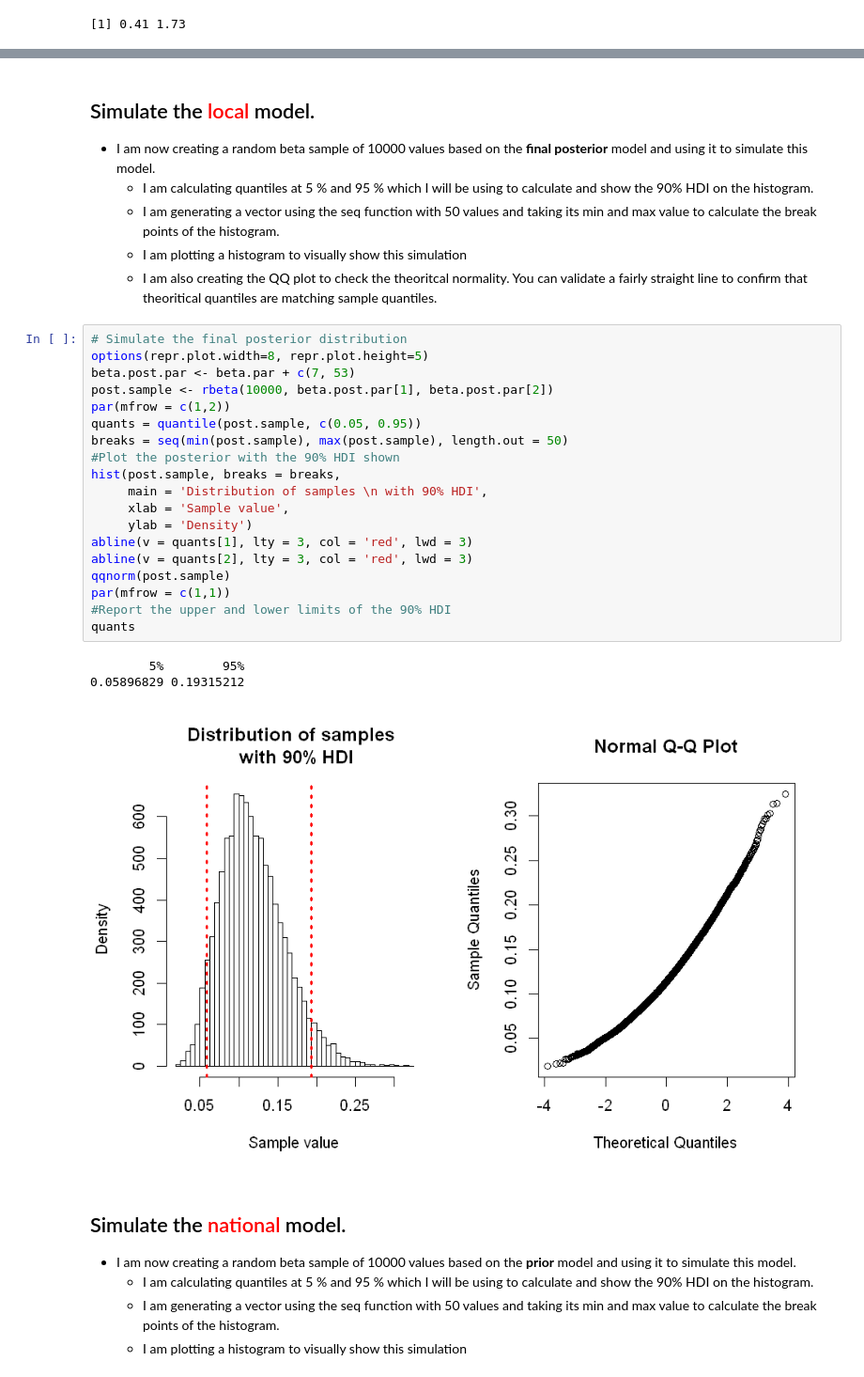
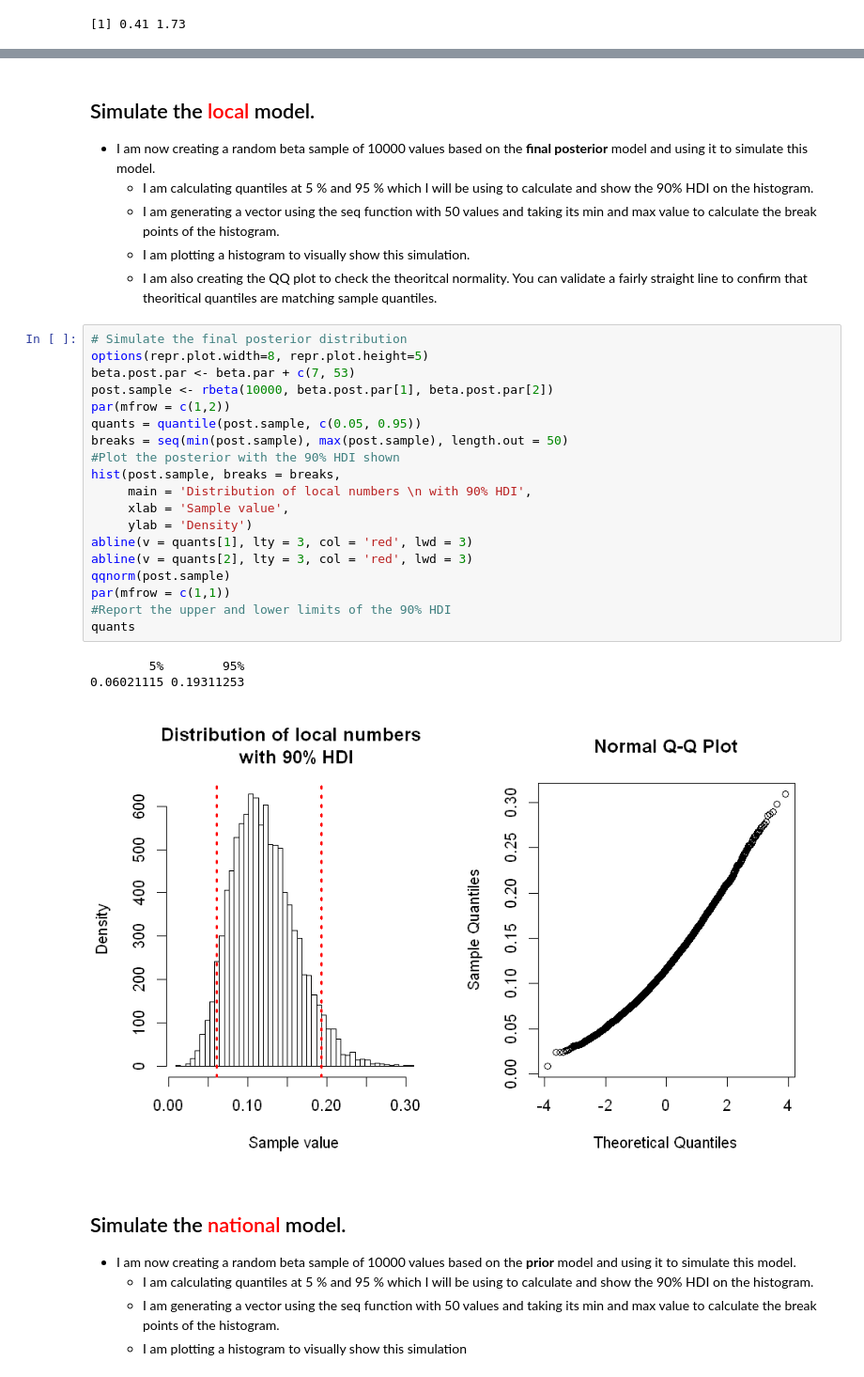
Before and after one commit to samir72/MethodsofDataAnalysis, a Jupyter notebook: Lecture6/Assignment6.ipynb, the cells around one changed output, grey strips where cells are left out. Shown at 94% size. Drawn from its saved outputs; the diff is of its cells as text.

```diff
--- a/Lecture6/Assignment6.ipynb
+++ b/Lecture6/Assignment6.ipynb
@@ -77,31 +81,31 @@ triplot(beta.par, c(7, 53))
 * I am now creating a random beta sample of 10000 values based on the **final posterior** model and using it to simulate this model.
     - I am calculating quantiles at 5 % and 95 % which I will be using to calculate and show the 90% HDI on the histogram.
     - I am generating a vector using the seq function with 50 values and taking its min and max value to calculate the break points of the histogram.
-    - I am plotting a histogram to visually show this simulation
+    - I am plotting a histogram to visually show this simulation.
     - I am also creating the QQ plot to check the theoritcal normality. You can validate a fairly straight line to confirm that theoritical quantiles are matching sample quantiles.
 # %%
 # Simulate the final posterior distribution
 options(repr.plot.width=8, repr.plot.height=5)
 beta.post.par <- beta.par + c(7, 53)
 post.sample <- rbeta(10000, beta.post.par[1], beta.post.par[2])
 par(mfrow = c(1,2))
 quants = quantile(post.sample, c(0.05, 0.95))
 breaks = seq(min(post.sample), max(post.sample), length.out = 50)
 #Plot the posterior with the 90% HDI shown
 hist(post.sample, breaks = breaks,
-     main = 'Distribution of samples \n with 90% HDI',
+     main = 'Distribution of local numbers \n with 90% HDI',
      xlab = 'Sample value',
      ylab = 'Density')
 abline(v = quants[1], lty = 3, col = 'red', lwd = 3)
 abline(v = quants[2], lty = 3, col = 'red', lwd = 3)
 qqnorm(post.sample)
 par(mfrow = c(1,1))
 #Report the upper and lower limits of the 90% HDI
 quants
 # %% [output]
         5%        95%
-0.05896829 0.19315212
+0.06021115 0.19311253
-[figure, old version]
+[figure, new version]
 # %% [markdown]
 ## Simulate the <span style="color:red">national</span> model.
 * I am now creating a random beta sample of 10000 values based on the **prior** model and using it to simulate this model.
```
Also changed, not shown: parts of 5 cells of this notebook, 2 other files.
